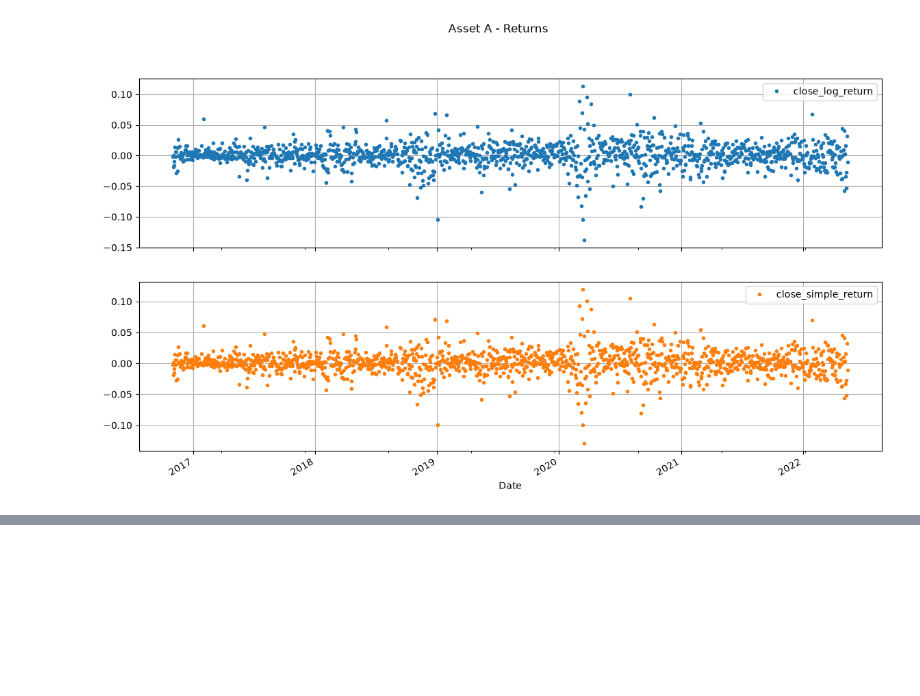
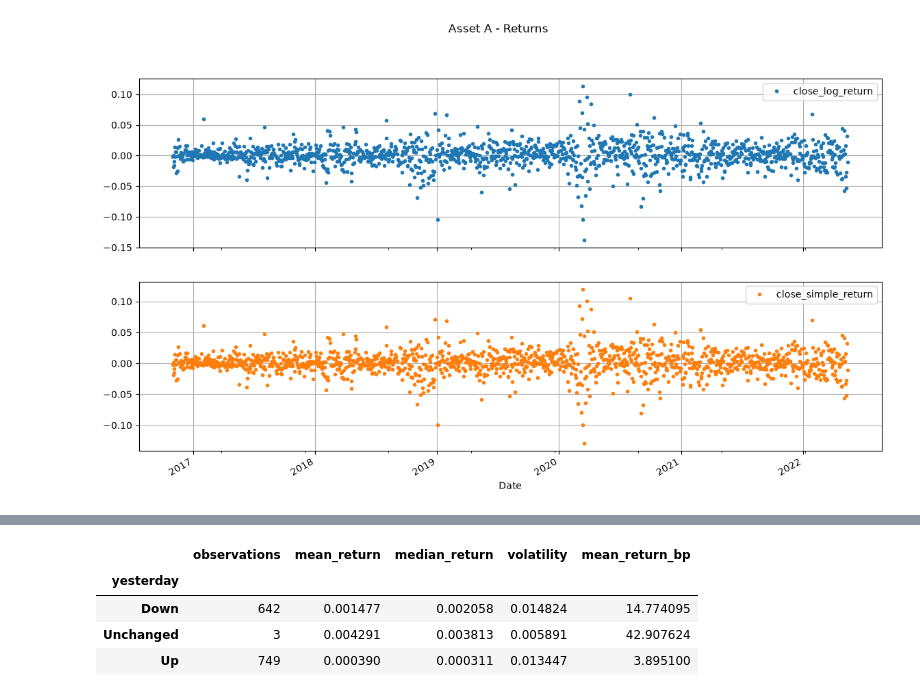
Before and after one commit to Bobydong/QuantStrategyDev, a Jupyter notebook: StrategyDev/asset_A.ipynb, the cells around one changed output, grey strips where cells are left out. Cells and saved outputs as stored; diff of their text form; code cells hidden in the pictures; blank space fills up the shorter version.

```diff
--- a/StrategyDev/asset_A.ipynb
+++ b/StrategyDev/asset_A.ipynb
@@ -34,0 +63,43 @@ array([[<Axes: xlabel='Date'>],
+# %%
+# Independent working data for Strategy 1.
+# Add Strategy 1 signals and returns here without changing training_data.
+strategy_1_data = training_data.copy(deep=True)
+strategy_1_data = strategy_1_data.sort_values("Date")
+
+strategy_1_data["Open"] = pd.to_numeric(strategy_1_data["Open"].astype(str).str.replace(r"[$,]", "", regex=True))
+
+# Create lag close-close returns
+strategy_1_data["lag_log_return"] = strategy_1_data["close_log_return"].shift(1)
+
+# Find daily open-close simple returns
+strategy_1_data["intraday_return"] = (strategy_1_data["Close/Last"] / strategy_1_data["Open"]) - 1
+
+strategy_1_data = strategy_1_data.dropna(
+    subset=["lag_log_return", "intraday_return"]
+)
+
+strategy_1_data["yesterday"] = np.select(
+    [
+        strategy_1_data["lag_log_return"] < 0,
+        strategy_1_data["lag_log_return"] > 0,
+    ],
+    ["Down", "Up"],
+    default="Unchanged",
+)
+
+summary = strategy_1_data.groupby("yesterday")["intraday_return"].agg(
+    observations="count",
+    mean_return="mean",
+    median_return="median",
+    volatility="std",
+)
+
+# Basis points make small average returns easier to read.
+summary["mean_return_bp"] = summary["mean_return"] * 10_000
+display(summary)
+# %% [output]
+|  | observations | mean_return | median_return | volatility | mean_return_bp |
+| yesterday |  |  |  |  |  |
+| Down | 642 | 0.001477 | 0.002058 | 0.014824 | 14.774095 |
+| Unchanged | 3 | 0.004291 | 0.003813 | 0.005891 | 42.907624 |
+| Up | 749 | 0.000390 | 0.000311 | 0.013447 | 3.895100 |
```
Also changed, not shown: parts of 16 cells of this notebook, 1 other file.
